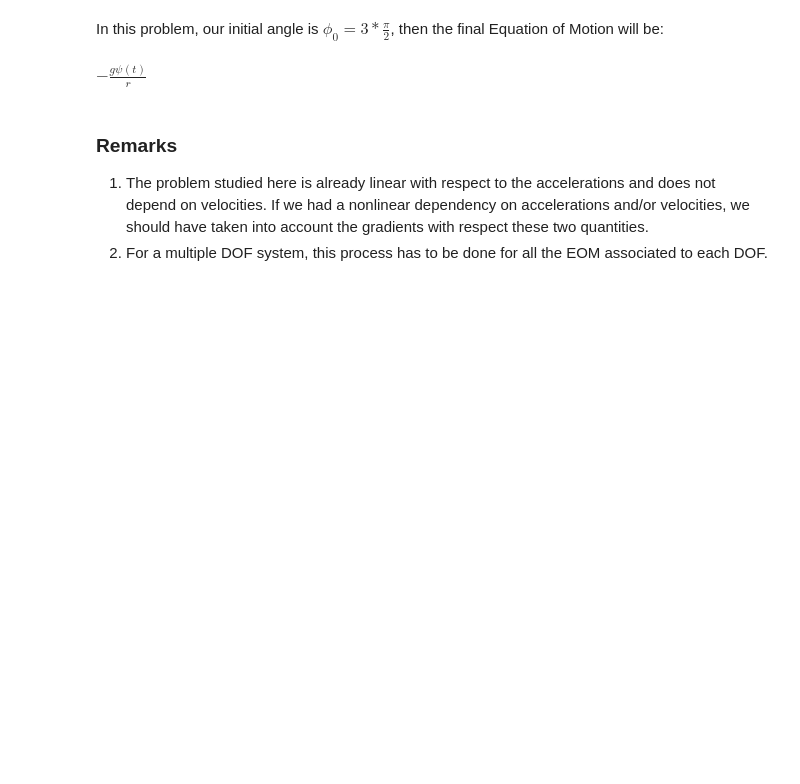
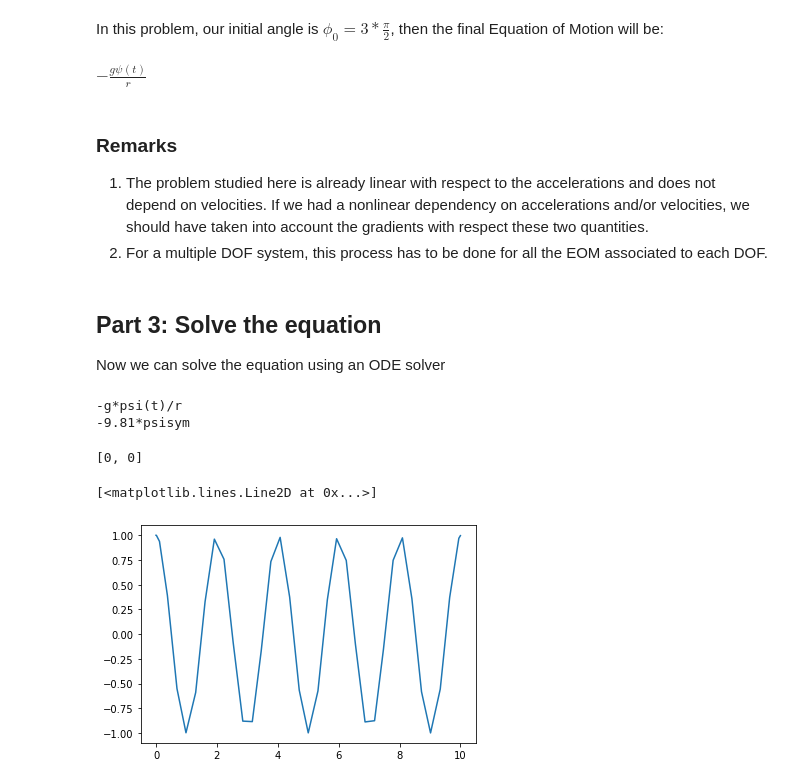
Before and after one commit to oriolcg/OE44090-tutorials, a Jupyter notebook: tutorial2_1.ipynb, the cells around one changed output. Cells and saved outputs as stored; diff of their text form; code cells hidden in the pictures; blank space fills up the shorter version.

```diff
--- a/tutorial2_1.ipynb
+++ b/tutorial2_1.ipynb
@@ -82,0 +119,3 @@ $\displaystyle g m r \cos{\left(\phi_{0} \right)} + \epsilon \left(- g m r \psi{
+# %%
+EOM_lin = series(EOM_psi2, epsilon, n=2)
+EOM_lin.evalf()
@@ -97,7 +138,8 @@ $\displaystyle \frac{g \left(\psi{\left(t \right)} \sin{\left(\phi_{0} \right)}
 # %% [markdown]
 In this problem, our initial angle is $\phi_0 = 3*\frac{\pi}{2}$, then the final Equation of Motion will be:
 # %%
-EOM_lin_iso[0].evalf(subs={phi0: 3*pi/2})
+a = EOM_lin_iso[0].evalf(subs={phi0: 3*pi/2})
+a
 # %% [output]
 $\displaystyle - \frac{g \psi{\left(t \right)}}{r}$
 # %% [markdown]
@@ -105,3 +147,32 @@ $\displaystyle - \frac{g \psi{\left(t \right)}}{r}$
 
 1) The problem studied here is already linear with respect to the accelerations and does not depend on velocities. If we had a nonlinear dependency on accelerations and/or velocities, we should have taken into account the gradients with respect these two quantities.
 2) For a multiple DOF system, this process has to be done for all the EOM associated to each DOF.
+# %% [markdown]
+## Part 3: Solve the equation
+
+Now we can solve the equation using an ODE solver
+# %%
+tsym, psisym = symbols("tsym psisym")
+print(a)
+a = a.evalf(subs={t: tsym, psi: psisym, g: 9.81, r: 1.0})
+print(a)
+def qdot(t,q):
+    vt = q[1]
+    at = a.evalf(subs={psisym: q[0], tsym: t})
+    return [vt,at]
+# %% [output]
+-g*psi(t)/r
+-9.81*psisym
+# %%
+qdot(0,[0,0])
+# %% [output]
+[0, 0]
+# %%
+from scipy.integrate import solve_ivp
+sol = solve_ivp(fun=qdot,t_span=[0,10],y0=[1,0])
+# %%
+import matplotlib.pyplot as plt
+plt.plot(sol.t,sol.y[0])
+# %% [output]
+[<matplotlib.lines.Line2D at 0x...>]
+[figure, added]
```
Also changed, not shown: parts of 8 cells of this notebook, 1 other file.
